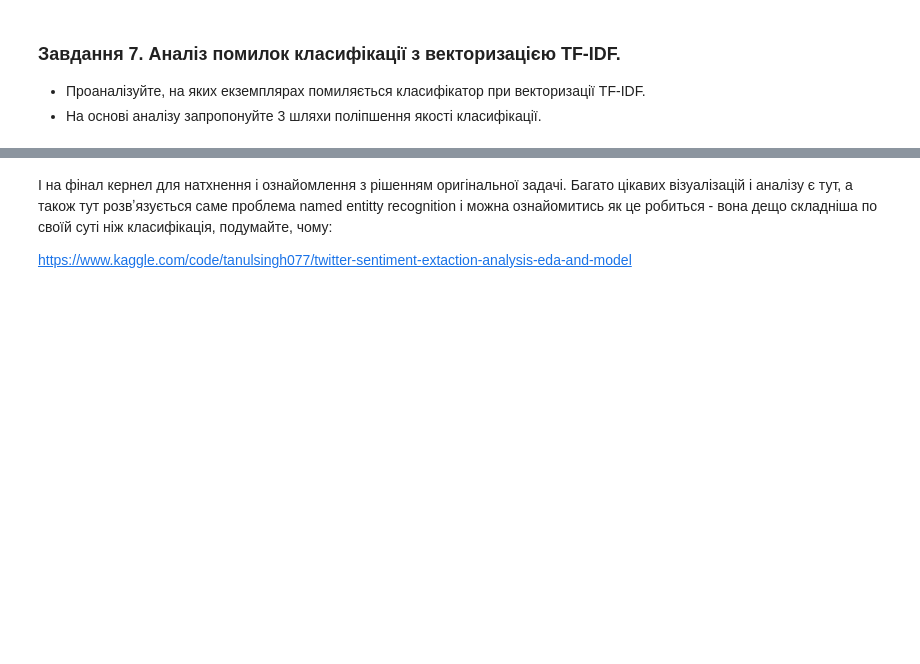
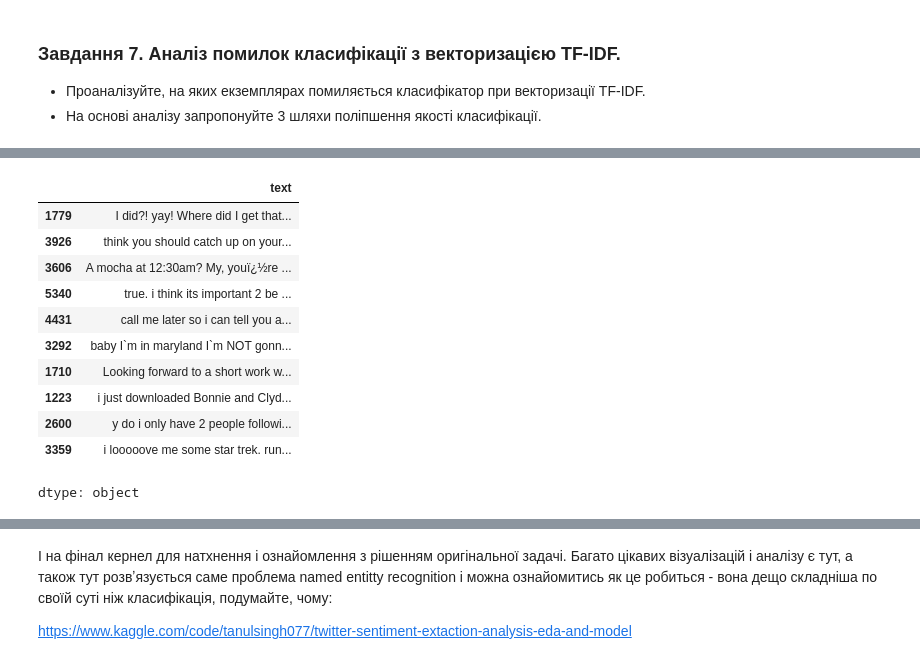
Before and after one commit to Maxstef/data-loves-ml-for-people-course, a Jupyter notebook: notebooks/4_1_nlp_intro/HW_NLP_Classification.ipynb, the cells around one changed output, grey strips where cells are left out. Cells and saved outputs as stored; diff of their text form; code cells hidden in the pictures; blank space fills up the shorter version.

```diff
--- a/notebooks/4_1_nlp_intro/HW_NLP_Classification.ipynb
+++ b/notebooks/4_1_nlp_intro/HW_NLP_Classification.ipynb
@@ -724,0 +962,15 @@ dtype: float64
+# %%
+errors[(errors.true=='positive') & (errors.pred=='neutral')].sample(10).text
+# %% [output]
+|  | text |
+| 1779 | I did?! yay! Where did I get that... |
+| 3926 | think you should catch up on your... |
+| 3606 | A mocha at 12:30am? My, youï¿½re ... |
+| 5340 | true. i think its important 2 be ... |
+| 4431 | call me later so i can tell you a... |
+| 3292 | baby I`m in maryland I`m NOT gonn... |
+| 1710 | Looking forward to a short work w... |
+| 1223 | i just downloaded Bonnie and Clyd... |
+| 2600 | y do i only have 2 people followi... |
+| 3359 | i looooove me some star trek. run... |
+dtype: object
```
Also changed, not shown: parts of 35 cells of this notebook.
